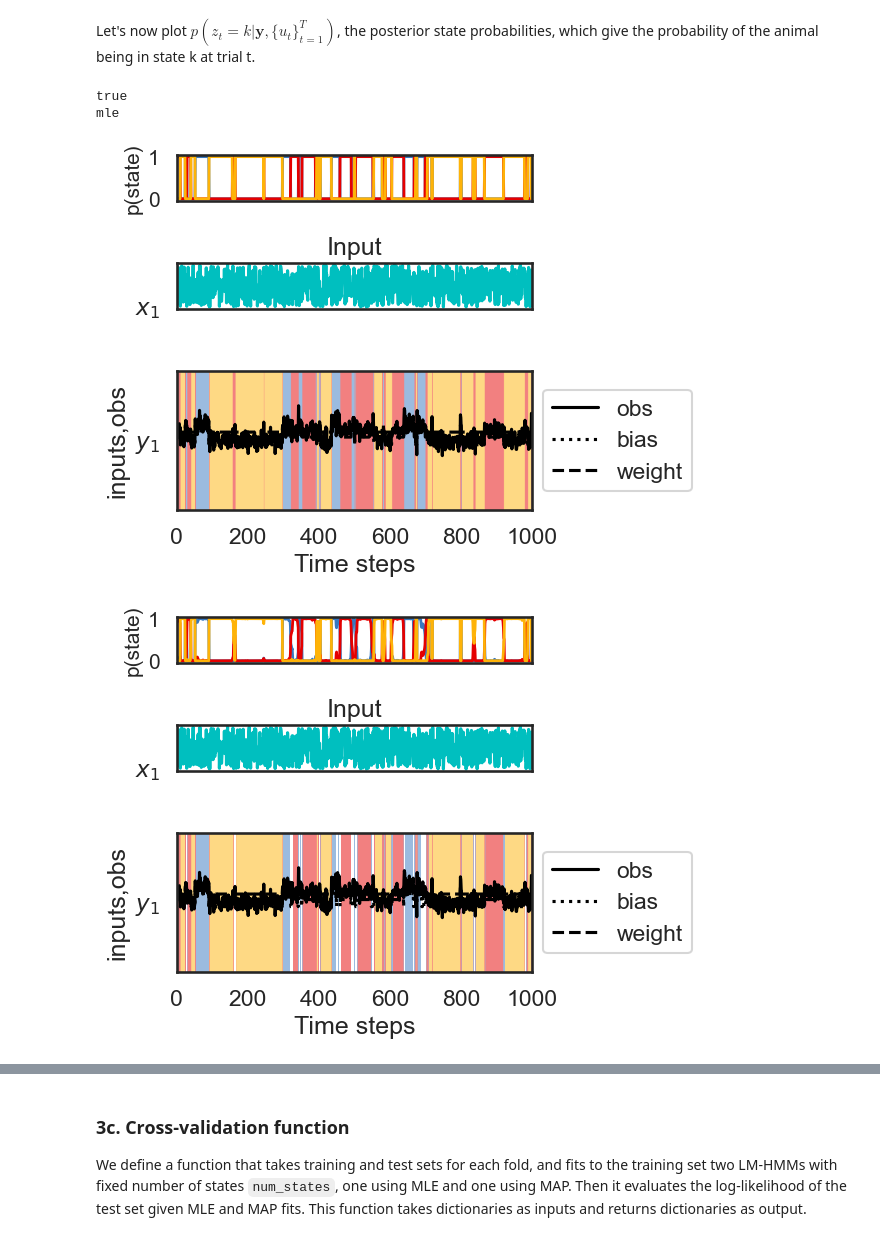
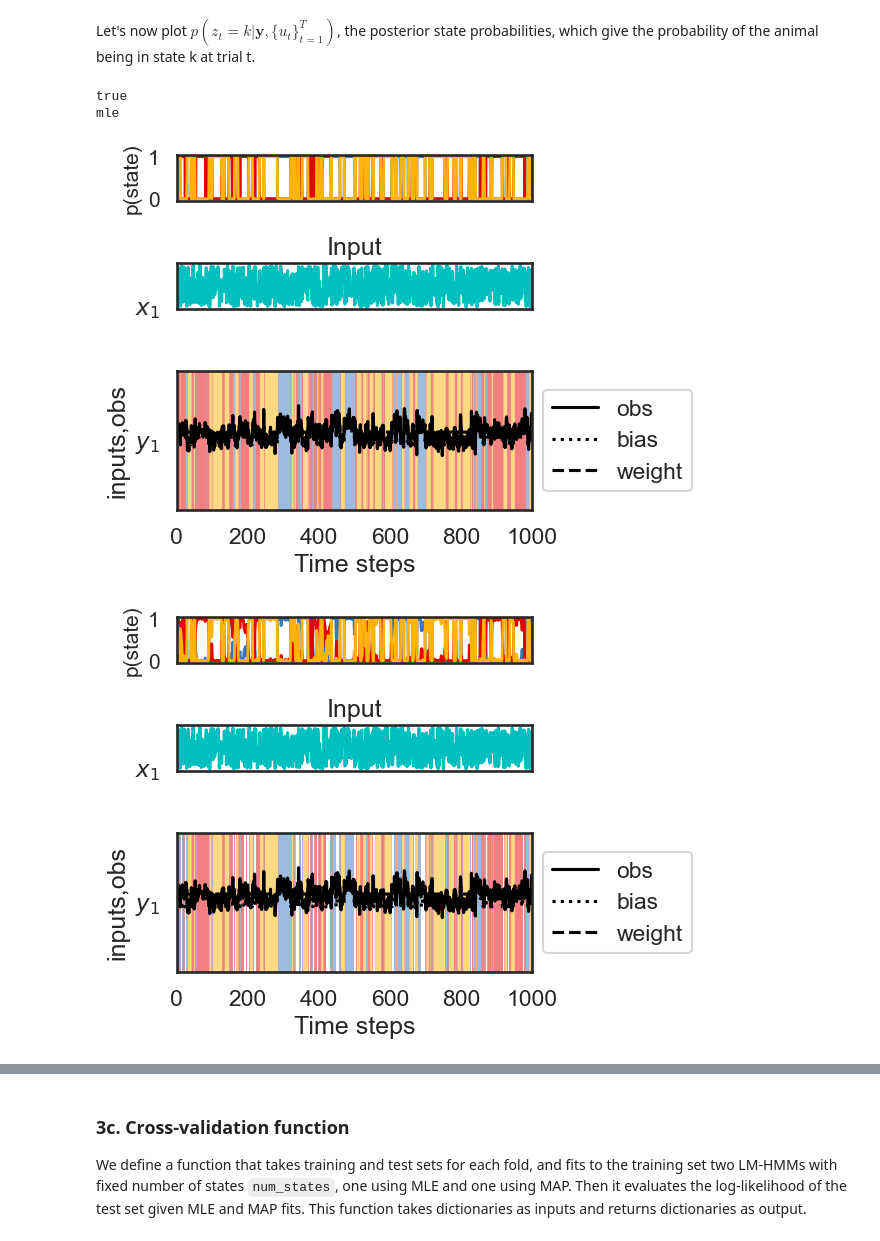
Before and after one commit to mazzulab/tutorial_dyn_sys_neuro, a Jupyter notebook: Input-driven linear model (LM-HMM).ipynb, the cells around one changed output, grey strips where cells are left out. Cells and saved outputs as stored; diff of their text form; code cells hidden in the pictures.

```diff
--- a/Input-driven linear model (LM-HMM).ipynb
+++ b/Input-driven linear model (LM-HMM).ipynb
@@ -32,15 +30,15 @@
 # %% [markdown]
 # Generate mystery data
 # %%
-import utils_tutorial
 import matplotlib.pyplot as plt
-import numpy as np
+# import numpy as np
 import pickle
 np.random.seed(2)
 import autograd.numpy as np
-import autograd.numpy.random as npr
+# import autograd.numpy.random as npr
 import ssm # note this should be the forked ssm repo above
 from ssm.util import find_permutation
+import ssm.utils_tutorial as utils_tutorial
 from ssm.plots import gradient_cmap, white_to_color_cmap
 from sklearn.linear_model import LinearRegression
 from sklearn.model_selection import train_test_split, KFold
@@ -78,7 +76,7 @@ obs, inpt, mystery_model,true_labels = utils_tutorial.mysteryData()
 data={'inpt':inpt, 'obs':obs}
 
 # Save the dictionary
-with open('mysteryData.pkl', 'wb') as f: pickle.dump(data, f)
+# with open('mysteryData.pkl', 'wb') as f: pickle.dump(data, f)
 # %% [markdown]
 ## Fit a Linear Model (LM)
 
@@ -122,13 +122,13 @@ import matplotlib.pyplot as plt
 from sklearn.metrics import r2_score
 n_components=2
 # Load the provided data
-file_path_new = 'mysteryData.pkl'
-with open(file_path_new, 'rb') as file:
-    new_data = pickle.load(file)
+# file_path_new = 'mysteryData.pkl'
+# with open(file_path_new, 'rb') as file:
+#     new_data = pickle.load(file)
 
 # Unpack the new data
-inpt_new = np.ravel(new_data['inpt'])
-obs_new = np.ravel(new_data['obs'])
+inpt_new = np.ravel(data['inpt'])
+obs_new = np.ravel(data['obs'])
 
 # Reshape the data
 X = inpt_new.reshape(-1, 1)
@@ -185,10 +187,10 @@ def cross_validate_model(n_components, X, y, kf):
     return np.mean(r2_scores_em)
 
 # Perform cross-validated model selection to find the best number of mixture components
-component_range = range(1, 10)
-kf = KFold(n_splits=5)
+component_range = range(1, 7)
+kf = KFold(n_splits=4)
 
-mean_cv_r2_scores = Parallel(n_jobs=-1)(delayed(cross_validate_model)(n_components, X, y, kf) for n_components in component_range)
+mean_cv_r2_scores = Parallel(n_jobs=100)(delayed(cross_validate_model)(n_components, X, y, kf) for n_components in component_range)
 
 # Plot the average hold out R2 as a function of the mixture components
 plt.figure(figsize=(10, 6))
@@ -377,13 +385,8 @@ true_hmm = ssm.HMM(num_states, obs_dim, M=input_dim,observations="input_driven_o
 # set weights Wk, biases mus, and noise covariance sigmas by hand
 
 np.random.seed(0)
-# gen_weights=2*np.ones((num_states,obs_dim,input_dim))
-# gen_weights[0]=-2*gen_weights[0]
-# gen_weights[1]=0
 gen_weights=np.random.randn(num_states,obs_dim,input_dim)
 
-# mus=10*np.ones((num_states, obs_dim))
-# mus[0]=-mus[0]
 mus=np.random.randn(num_states, obs_dim)
 
 stdnoise=1
@@ -395,7 +398,7 @@ true_hmm.observations.Sigmas = sigmas
 true_hmm.observations.Wks =  2*gen_weights
 
 # set transition probabilities as well
-trans_eps=0.02 # off diag transition prob to another state
+trans_eps=0.05 # off diag transition prob to another state
 trans0=trans_eps*np.ones((num_states,num_states))
 for i in range(num_states):
     trans0[i,i]=1-(trans_eps*(num_states-1))
@@ -545,23 +549,23 @@ Let's now plot $p(z_{t} = k|\mathbf{y}, \{u_{t}\}_{t=1}^{T})$, the posterior sta
 # %%
 # Get expected states:
 posterior_probs = mle_hmm.expected_states(data=obs, input=inpt)[0]
 posterior_probs0 = np.zeros((true_states.size, true_states.max() + 1))
 posterior_probs0[np.arange(true_states.size), true_states] = 1
 
 
 print('true')
 fig=utilplot.plot_postprob_obs(posterior_probs0,obs,inpt,true_hmm,colors,cmap)
 fig=plt.tight_layout()
-if save_figures:
-    plt.savefig("hmm_trial_true.pdf")
+# if save_figures:
+#     plt.savefig("hmm_trial_true.pdf")
 print('mle')
 fig=utilplot.plot_postprob_obs(posterior_probs,obs,inpt,mle_hmm,colors,cmap)
 fig=plt.tight_layout()
-if save_figures:
-    plt.savefig("hmm_trial_recover.pdf")
+# if save_figures:
+#     plt.savefig("hmm_trial_recover.pdf")
 # %% [output]
 true
 mle
-[figure, old version]
+[figure, new version]
-[figure, old version]
+[figure, new version]
 # %% [markdown]
```
Also changed, not shown: parts of 35 cells of this notebook.
